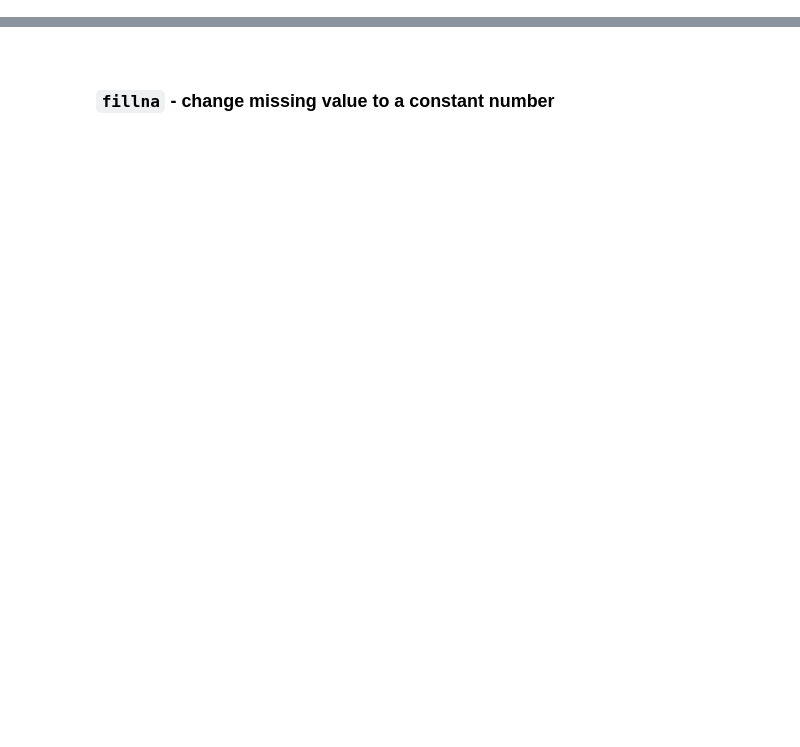
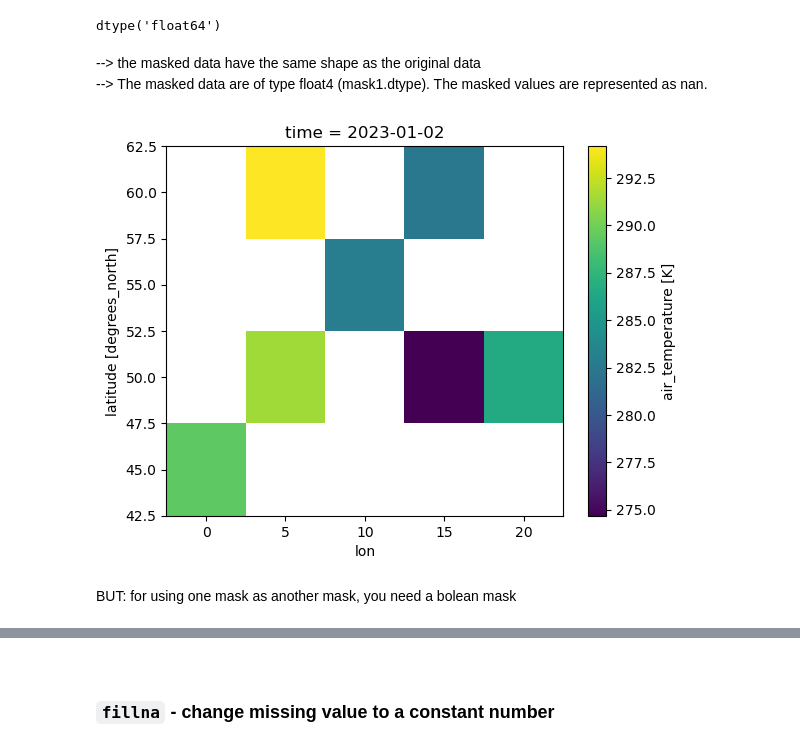
Before and after one commit to AtMoDat/DKRZOCT23, a Jupyter notebook: notebooks/xarray_introduction_part2.ipynb, the cells around one changed output, grey strips where cells are left out. Saved outputs shown, nothing was run; the diff lists cells and outputs as text; code cells hidden in the pictures; blank space fills up the shorter version.

```diff
--- a/notebooks/xarray_introduction_part2.ipynb
+++ b/notebooks/xarray_introduction_part2.ipynb
@@ -89,0 +145,4 @@ Our _var_ variable does not contain missing values. We now define those values a
+# %%
+ds.attrs={"Conventions": "CF-1.10",
+          "title": "this is just fake data for python course",
+          "institution": "German Climate Computing Center (DKRZ)"}
@@ -89,0 +165,3 @@ Our _var_ variable does not contain missing values. We now define those values a
+# %%
+#-- you can also edit the metadata afterwards
+ds.lat.attrs={"standard_name": "latitude", "units": "degrees_north"}
@@ -89,0 +180,2 @@ Our _var_ variable does not contain missing values. We now define those values a
+# %%
+var = ds["airtemp"].sel(time="2023-01-02")
@@ -89,0 +184,3 @@ Our _var_ variable does not contain missing values. We now define those values a
+# %%
+mask1 = var.where((var > 273.15) & (var < 300.))
+mask1
@@ -89,0 +204,13 @@ Our _var_ variable does not contain missing values. We now define those values a
+# %%
+mask1.dtype
+# %% [output]
+dtype('float64')
+# %% [markdown]
+--> the masked data have the same shape as the original data
+--> The masked data are of type float4 (mask1.dtype). The masked values are represented as nan.
+# %%
+mask1.plot();
+# %% [output]
+[figure, added]
+# %% [markdown]
+BUT: for using one mask as another mask, you need a bolean mask
```
Also changed, not shown: parts of 131 cells of this notebook, 1 other file.
